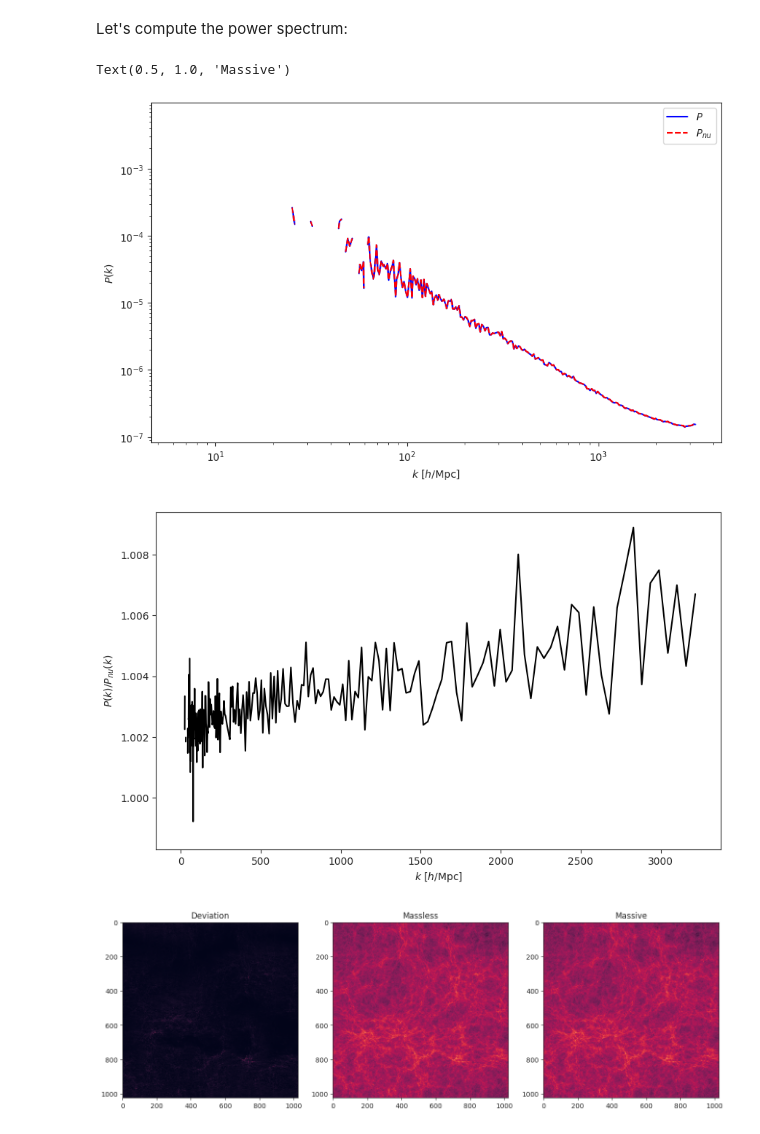
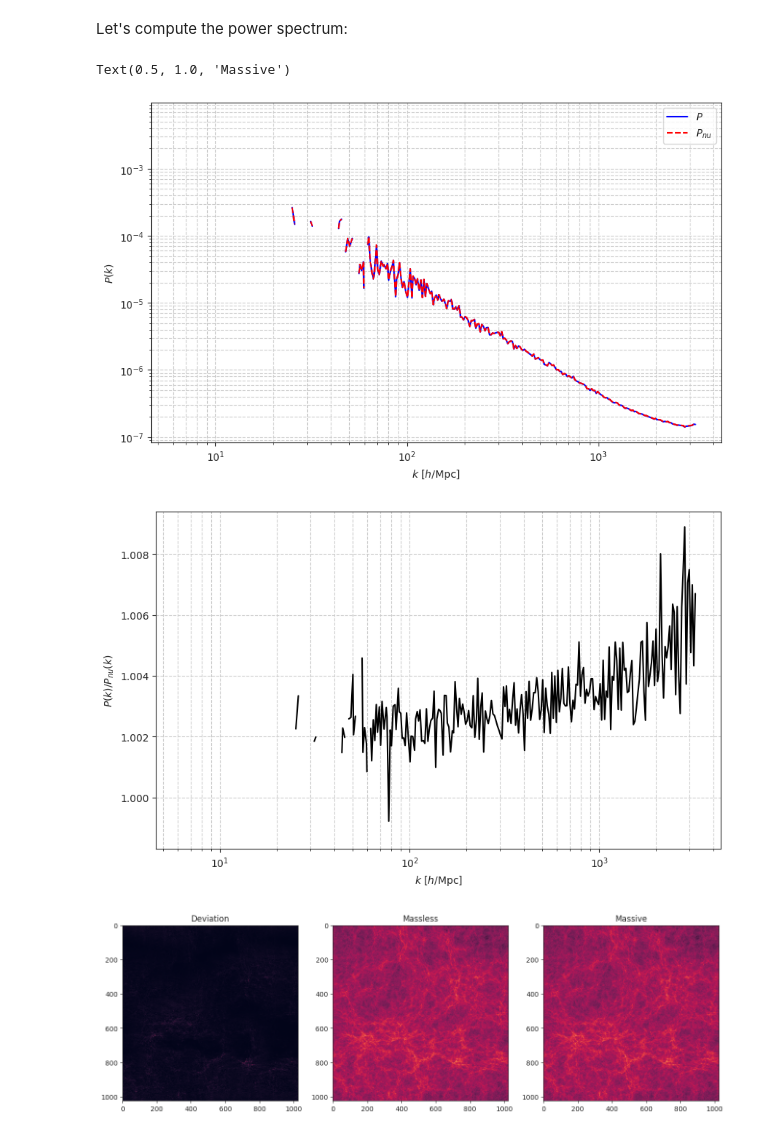
Before and after one commit to Xantyos13/DISCO-DJ, a Jupyter notebook: Neutrinos/disco_dj_2d_neutrinos.ipynb, the cells around one changed output. Saved outputs shown, nothing was run; the diff lists cells and outputs as text; code cells hidden in the pictures.

Commit message:
Better plots again

```diff
--- a/Neutrinos/disco_dj_2d_neutrinos.ipynb
+++ b/Neutrinos/disco_dj_2d_neutrinos.ipynb
@@ -201,28 +201,30 @@ _, Pk_linear_realized_nu, _ = dj_nu.evaluate_power_spectrum(dj_nu.delta_ini, bin
 # %%
 plt.figure(figsize=(10, 6))
 plt.loglog(k, Pk,color='blue',label="$P$")
 plt.loglog(k, Pk_nu,'r--',label="$P_{nu} $")
 plt.xlabel(r"$k$ [$h$/Mpc]")
 plt.ylabel(r"$P(k)$")
+plt.grid(True, which='both', ls='--')
 plt.legend(fontsize=10)
 
 plt.figure(figsize=(10, 6))
-plt.plot(k, Pk_nu/Pk, "k-")
+plt.semilogx(k, Pk_nu/Pk, "k-")
 plt.xlabel(r"$k$ [$h$/Mpc]")
+plt.grid(True, which='both', ls='--')
 plt.ylabel(r"$P(k)/P_{nu}(k)$")
 
 fig, axs = plt.subplots(1, 3, figsize=(16, 8))
 
 axs[0].imshow(np.log10(1.1+ np.abs(delta_sim - delta_sim_nu)))
 axs[0].set_title("Deviation")
 
 axs[1].imshow(np.log10(1.1 + delta_sim))
 axs[1].set_title("Massless")
 
 axs[2].imshow(np.log10(1.1 + delta_sim_nu))
 axs[2].set_title("Massive")
 # %% [output]
 Text(0.5, 1.0, 'Massive')
 [figure]
-[figure, old version]
+[figure, new version]
 [figure]
```
Also changed, not shown: parts of 2 cells of this notebook, 3 other files.
